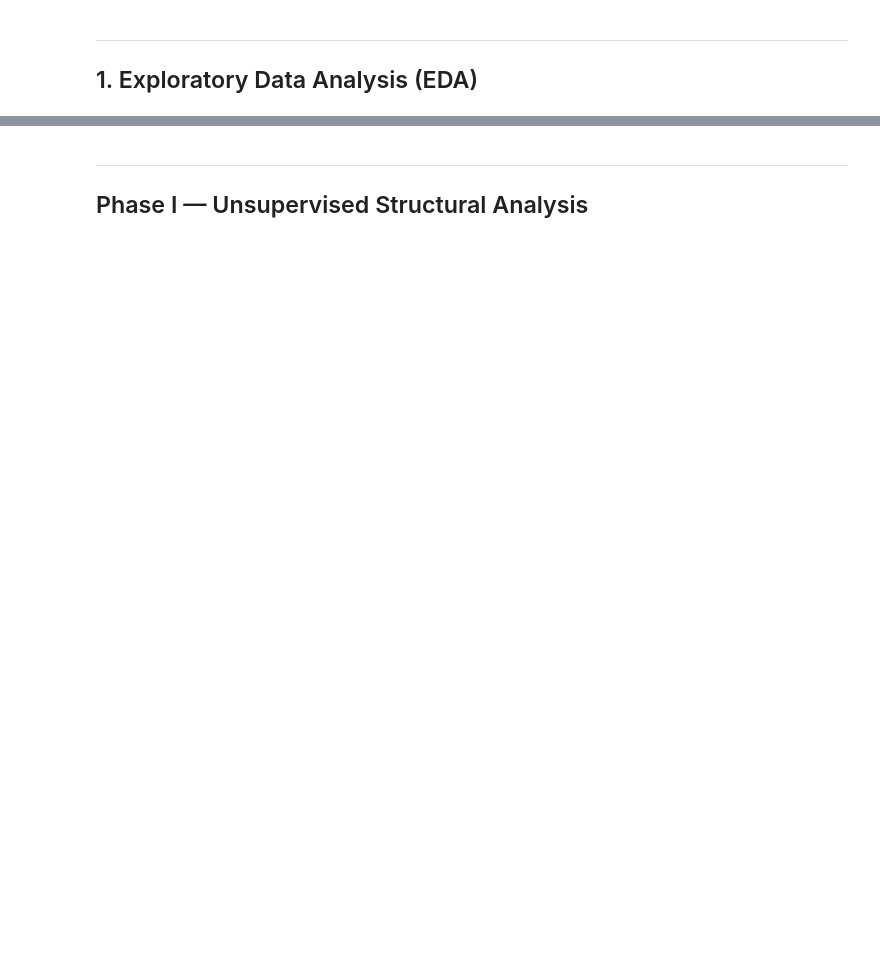
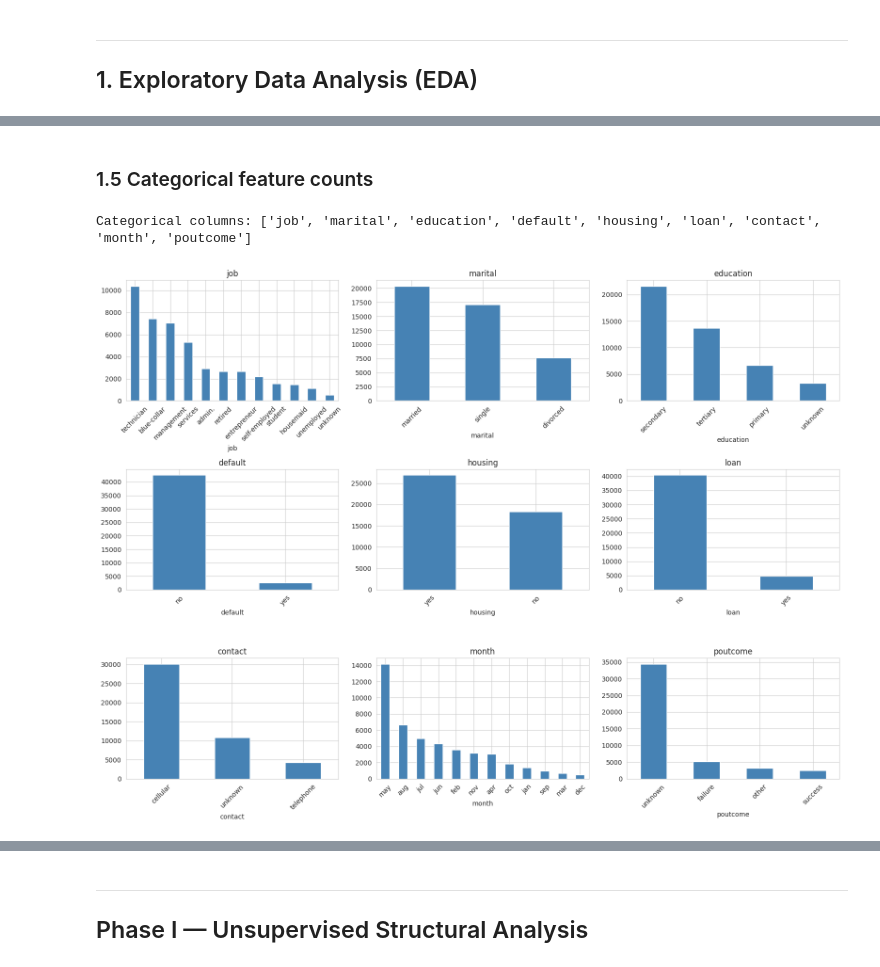
Before and after one commit to AdriSegurao/ML-Project, a Jupyter notebook: bank_marketing_ml_project.ipynb, the cells around one changed output, grey strips where cells are left out. Cells and saved outputs as stored; diff of their text form; code cells hidden in the pictures; blank space fills up the shorter version.

```diff
--- a/bank_marketing_ml_project.ipynb
+++ b/bank_marketing_ml_project.ipynb
@@ -155,14 +113,0 @@ Numerical columns: ['age', 'balance', 'day', 'duration', 'campaign', 'pdays', 'p
-# %%
-cat_cols = df.select_dtypes(include='object').columns.drop('y').tolist()
-print(f'Categorical columns: {cat_cols}')
-
-fig, axes = plt.subplots(3, 3, figsize=(16, 12))
-axes = axes.flatten()
-for i, col in enumerate(cat_cols):
-    df[col].value_counts().plot(kind='bar', ax=axes[i], color='steelblue')
-    axes[i].set_title(col)
-    axes[i].tick_params(axis='x', rotation=45)
-for j in range(i+1, len(axes)):
-    axes[j].set_visible(False)
-plt.tight_layout()
-plt.show()
@@ -240,0 +206,15 @@ Train: (36168, 51) | Test: (9043, 51)
+# %% [markdown]
+### 1.5 Categorical feature counts
+# %%
+cat_cols = df.select_dtypes(include='object').columns.drop('y').tolist()
+print('Categorical columns:', cat_cols)
+fig, axes = plt.subplots(3, 3, figsize=(16, 12)); axes = axes.flatten()
+for i, col in enumerate(cat_cols):
+    df[col].value_counts().plot(kind='bar', ax=axes[i], color='steelblue')
+    axes[i].set_title(col); axes[i].tick_params(axis='x', rotation=45)
+for j in range(i+1, len(axes)):
+    axes[j].set_visible(False)
+plt.tight_layout(); plt.show()
+# %% [output]
+Categorical columns: ['job', 'marital', 'education', 'default', 'housing', 'loan', 'contact', 'month', 'poutcome']
+[figure, added]
```
Also changed, not shown: parts of 133 cells of this notebook.
